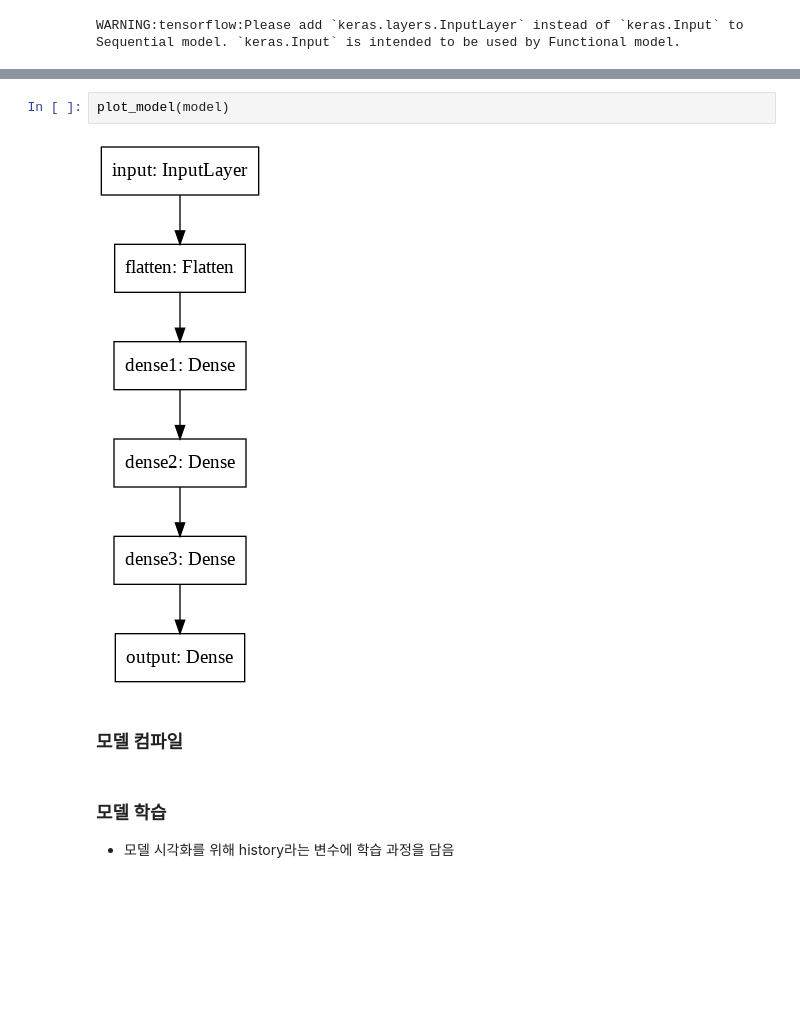
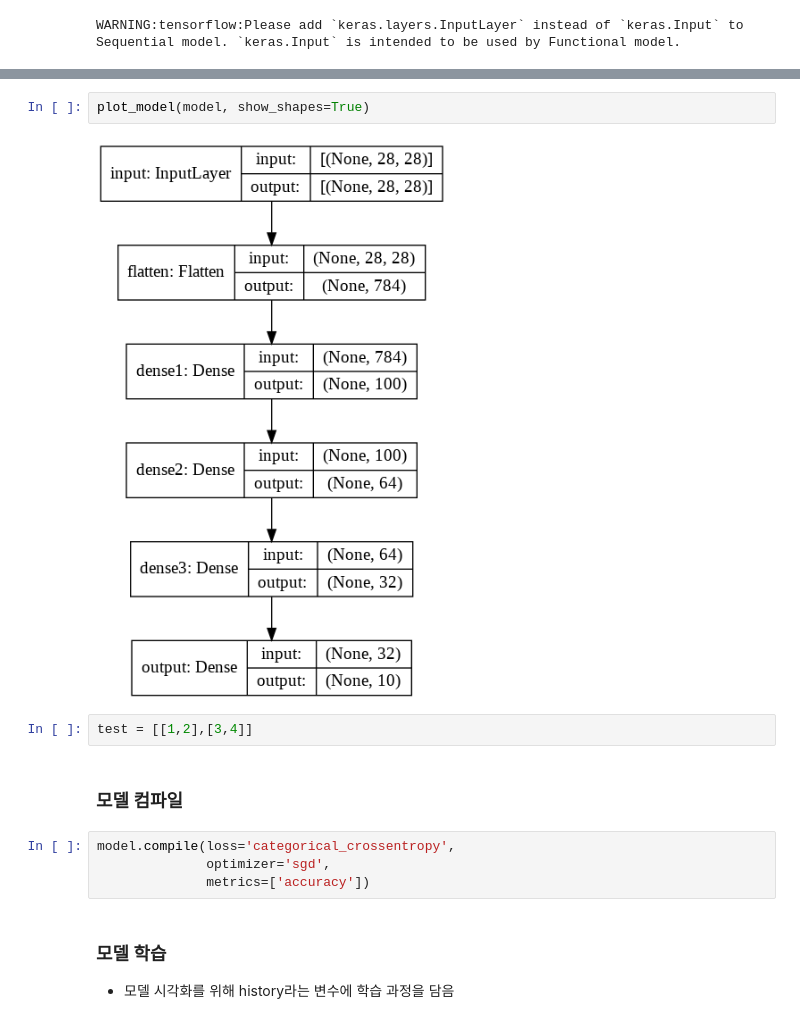
Before and after one commit to toot09/keras_basic, a Jupyter notebook: Keras_basic.ipynb, the cells around one changed output, grey strips where cells are left out. Saved outputs shown, nothing was run; the diff lists cells and outputs as text; blank space fills up the shorter version.

```diff
--- a/Keras_basic.ipynb
+++ b/Keras_basic.ipynb
@@ -744,11 +784,17 @@ Trainable params: 87,374
 Non-trainable params: 0
 _________________________________________________________________
 # %%
-plot_model(model)
+plot_model(model, show_shapes=True)
 # %% [output]
-[figure, old version]
+[figure, new version]
+# %%
+test = [[1,2],[3,4]]
 # %% [markdown]
 ### 모델 컴파일
+# %%
+model.compile(loss='categorical_crossentropy',
+              optimizer='sgd',
+              metrics=['accuracy'])
 # %% [markdown]
 ### 모델 학습
 - 모델 시각화를 위해 history라는 변수에 학습 과정을 담음
```
Also changed, not shown: parts of 23 cells of this notebook.
